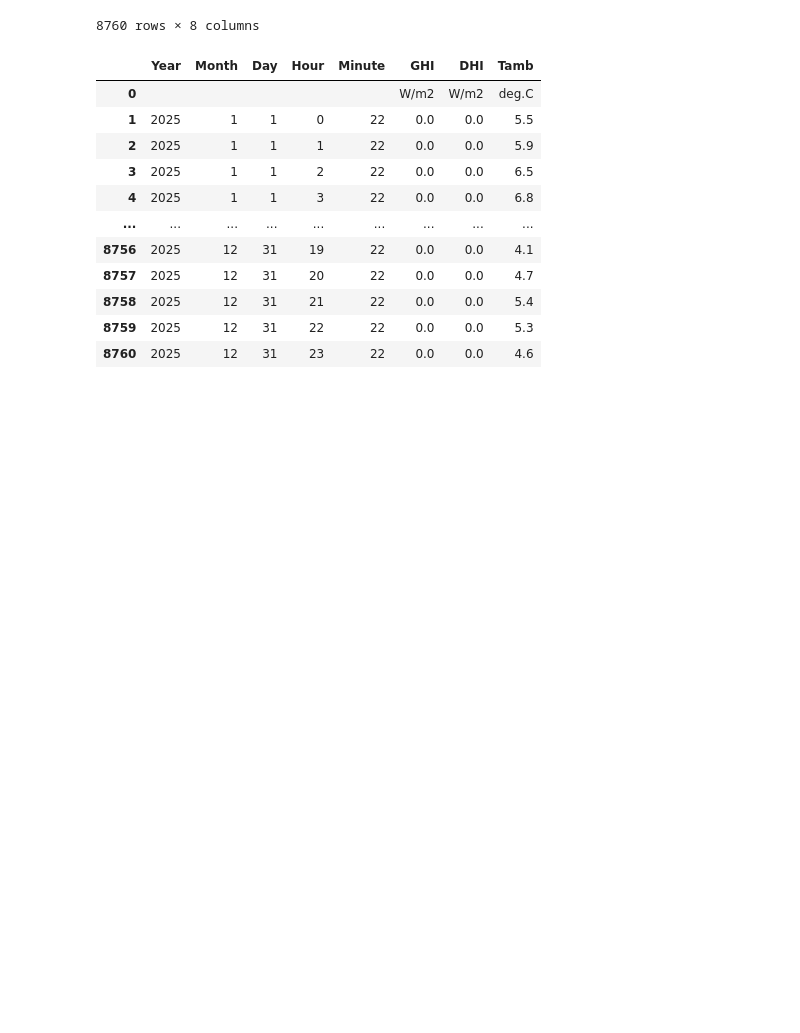
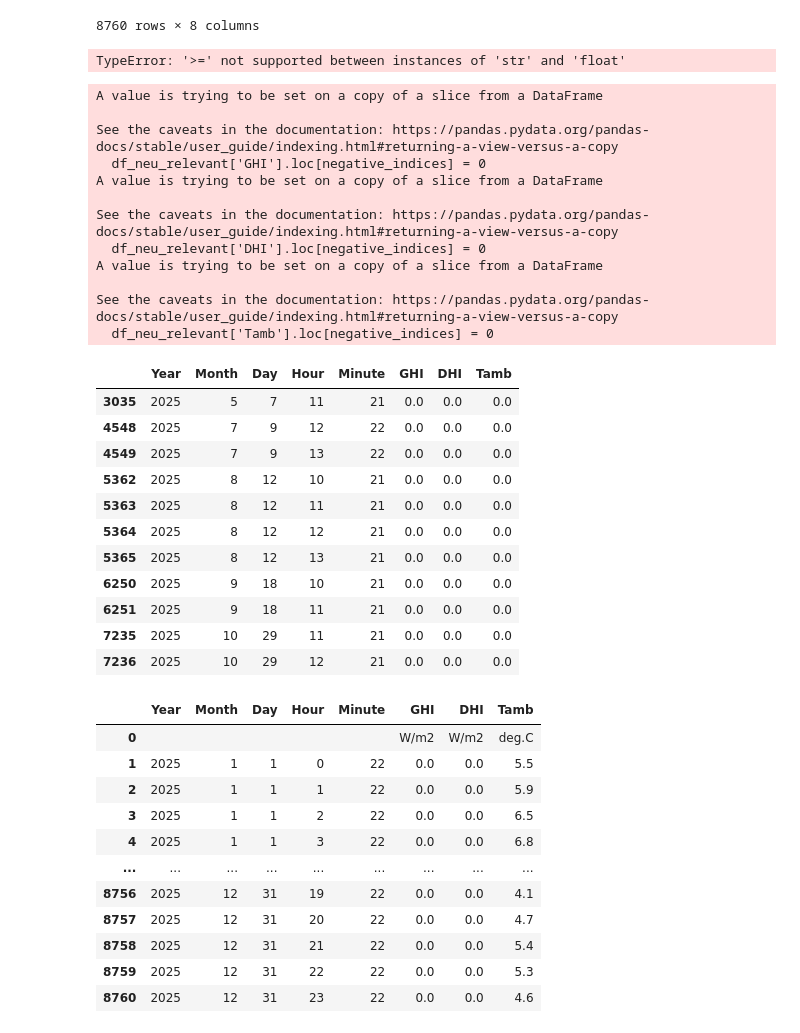
Before and after one commit to CasGross/work_things_at_Kraftwerk, a Jupyter notebook: Wetterzeitreihen/dwd_to_csv_hourly_timeshift.ipynb, the cells around one changed output. Cells and saved outputs as stored; diff of their text form; code cells hidden in the pictures; blank space fills up the shorter version.

```diff
--- a/Wetterzeitreihen/dwd_to_csv_hourly_timeshift.ipynb
+++ b/Wetterzeitreihen/dwd_to_csv_hourly_timeshift.ipynb
@@ -242,6 +242,62 @@ See the caveats in the documentation: https://pandas.pydata.org/pandas-docs/stab
 | 8758 | 2025 | 12 | 31 | 22 | 22 | 0.0 | 0.0 | 5.3 |
 | 8759 | 2025 | 12 | 31 | 23 | 22 | 0.0 | 0.0 | 4.6 |
 8760 rows × 8 columns
+# %%
+# max_ghi = df_neu_relevant['GHI'].max()
+# max_ghi
+
+maximale_globalstrahlung = df_neu_relevant['GHI'].max()
+print("maximale_globalstrahlung: ", maximale_globalstrahlung)
+clearnes_index_kt = maximale_globalstrahlung / (1361 * (1-0.033) ) #ist indikator von PV*Syst https://www.pvsyst.com/help/physical-models-used/irradiation-models/clearness-index.html
+print("clearnes_index_kt: ",clearnes_index_kt)
+
+# errors =(df_neu_relevant['GHI'] < 0)
+
+negative_values = df_neu_relevant[df_neu_relevant['GHI'] < 0]['GHI']
+negative_indices = df_neu_relevant.index[df_neu_relevant['GHI'] < 0]
+print("Fehlerwerte: ",len(negative_indices))
+errors = df_neu_relevant.loc[negative_indices]
+errors
+
+
+# print(errors)
+
+# maximale_globalstrahlung = df_neu_relevant['GHI'].value_counts().get(, 0)
+# print(maximale_globalstrahlung)
+# %% [output]
+TypeError: '>=' not supported between instances of 'str' and 'float'
+# %%
+# Df einfach um negative Werte bereinigen. (keine Interpolation oder so, aber bei wenigen Werten sollte das kein Problem sein)
+
+df_neu_relevant['GHI'].loc[negative_indices] = 0
+df_neu_relevant['DHI'].loc[negative_indices] = 0
+df_neu_relevant['Tamb'].loc[negative_indices] = 0
+df_neu_relevant.loc[negative_indices]
+# %% [output]
+A value is trying to be set on a copy of a slice from a DataFrame
+
+See the caveats in the documentation: https://pandas.pydata.org/pandas-docs/stable/user_guide/indexing.html#returning-a-view-versus-a-copy
+  df_neu_relevant['GHI'].loc[negative_indices] = 0
+A value is trying to be set on a copy of a slice from a DataFrame
+
+See the caveats in the documentation: https://pandas.pydata.org/pandas-docs/stable/user_guide/indexing.html#returning-a-view-versus-a-copy
+  df_neu_relevant['DHI'].loc[negative_indices] = 0
+A value is trying to be set on a copy of a slice from a DataFrame
+
+See the caveats in the documentation: https://pandas.pydata.org/pandas-docs/stable/user_guide/indexing.html#returning-a-view-versus-a-copy
+  df_neu_relevant['Tamb'].loc[negative_indices] = 0
+|  | Year | Month | Day | Hour | Minute | GHI | DHI | Tamb |
+| 3035 | 2025 | 5 | 7 | 11 | 21 | 0.0 | 0.0 | 0.0 |
+| 4548 | 2025 | 7 | 9 | 12 | 22 | 0.0 | 0.0 | 0.0 |
+| 4549 | 2025 | 7 | 9 | 13 | 22 | 0.0 | 0.0 | 0.0 |
+| 5362 | 2025 | 8 | 12 | 10 | 21 | 0.0 | 0.0 | 0.0 |
+| 5363 | 2025 | 8 | 12 | 11 | 21 | 0.0 | 0.0 | 0.0 |
+| 5364 | 2025 | 8 | 12 | 12 | 21 | 0.0 | 0.0 | 0.0 |
+| 5365 | 2025 | 8 | 12 | 13 | 21 | 0.0 | 0.0 | 0.0 |
+| 6250 | 2025 | 9 | 18 | 10 | 21 | 0.0 | 0.0 | 0.0 |
+| 6251 | 2025 | 9 | 18 | 11 | 21 | 0.0 | 0.0 | 0.0 |
+| 7235 | 2025 | 10 | 29 | 11 | 21 | 0.0 | 0.0 | 0.0 |
+| 7236 | 2025 | 10 | 29 | 12 | 21 | 0.0 | 0.0 | 0.0 |
 # %%
 new_row = ['', '', '', '', '','W/m2','W/m2','deg.C']
 # einheiten einfügen bei CSV -> entkommentieren der beiden Zeilen unten
```
Also changed, not shown: parts of 1 cell of this notebook, 1 other file.
